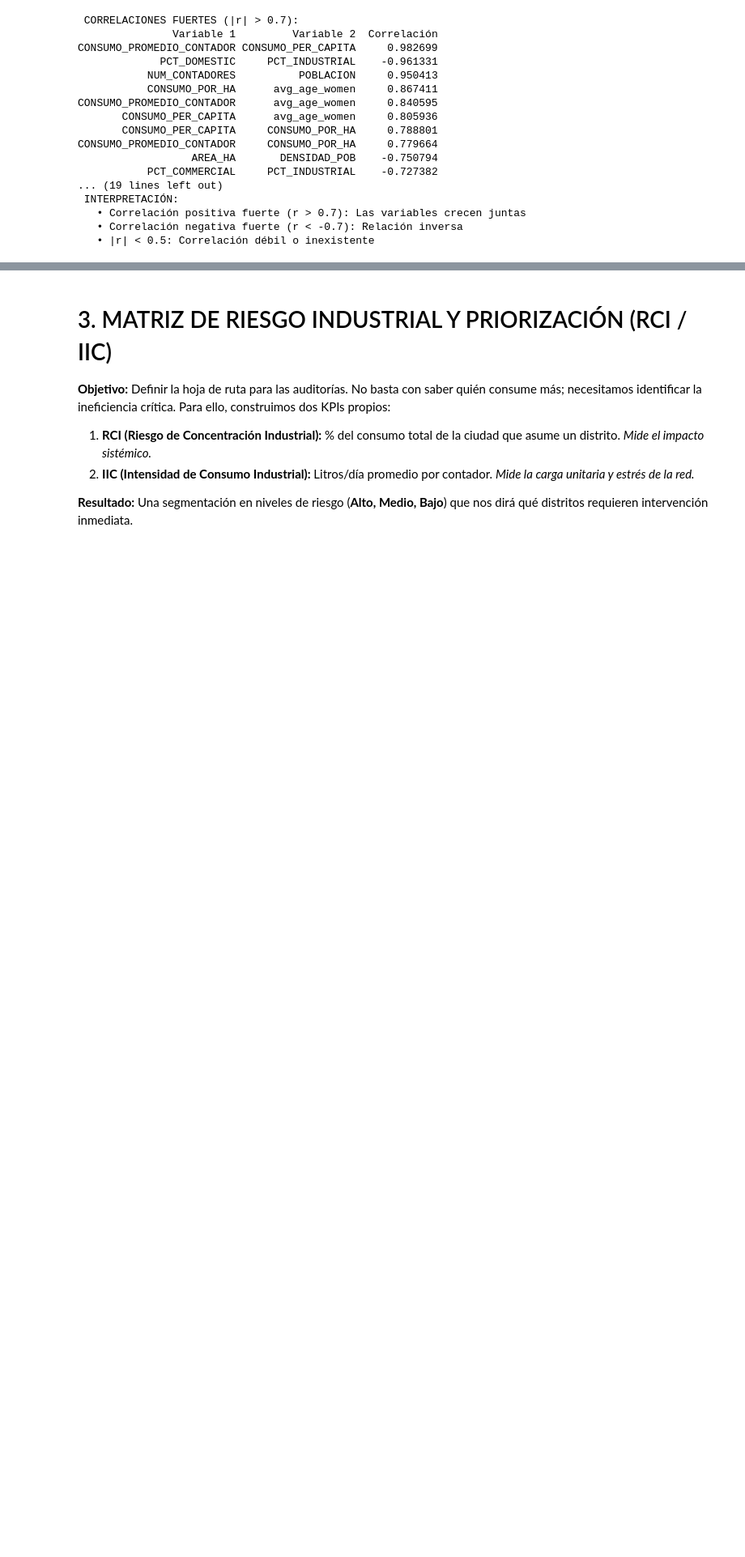
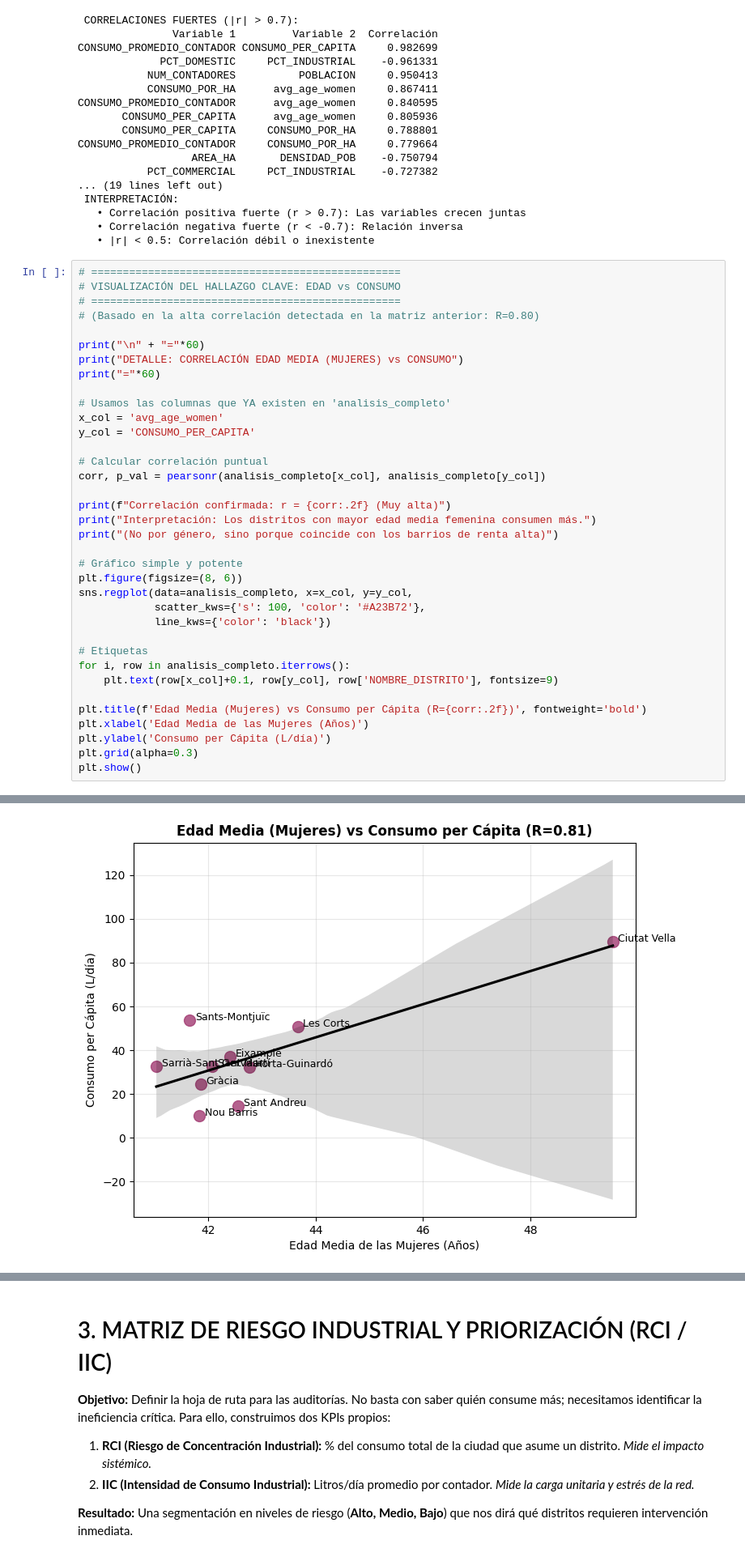
Before and after one commit to dragoscalin33/Aguas_Barcelona_Consumo_2023_2024, a Jupyter notebook: notebooks/aguas_barcelona.ipynb, the cells around one changed output, grey strips where cells are left out. Shown at 81% size. Cells and saved outputs as stored; diff of their text form; blank space fills up the shorter version.

```diff
--- a/notebooks/aguas_barcelona.ipynb
+++ b/notebooks/aguas_barcelona.ipynb
@@ -811,3 +778,40 @@ CONSUMO_PROMEDIO_CONTADOR     CONSUMO_POR_HA     0.779664
    • Correlación positiva fuerte (r > 0.7): Las variables crecen juntas
    • Correlación negativa fuerte (r < -0.7): Relación inversa
    • |r| < 0.5: Correlación débil o inexistente
+# %%
+# =================================================
+# VISUALIZACIÓN DEL HALLAZGO CLAVE: EDAD vs CONSUMO
+# =================================================
+# (Basado en la alta correlación detectada en la matriz anterior: R=0.80)
+
+print("\n" + "="*60)
+print("DETALLE: CORRELACIÓN EDAD MEDIA (MUJERES) vs CONSUMO")
+print("="*60)
+
+# Usamos las columnas que YA existen en 'analisis_completo'
+x_col = 'avg_age_women'
+y_col = 'CONSUMO_PER_CAPITA'
+
+# Calcular correlación puntual
+corr, p_val = pearsonr(analisis_completo[x_col], analisis_completo[y_col])
+
+print(f"Correlación confirmada: r = {corr:.2f} (Muy alta)")
+print("Interpretación: Los distritos con mayor edad media femenina consumen más.")
+print("(No por género, sino porque coincide con los barrios de renta alta)")
+
+# Gráfico simple y potente
+plt.figure(figsize=(8, 6))
+sns.regplot(data=analisis_completo, x=x_col, y=y_col,
+            scatter_kws={'s': 100, 'color': '#A23B72'},
+            line_kws={'color': 'black'})
+
+# Etiquetas
+for i, row in analisis_completo.iterrows():
+    plt.text(row[x_col]+0.1, row[y_col], row['NOMBRE_DISTRITO'], fontsize=9)
+
+plt.title(f'Edad Media (Mujeres) vs Consumo per Cápita (R={corr:.2f})', fontweight='bold')
+plt.xlabel('Edad Media de las Mujeres (Años)')
+plt.ylabel('Consumo per Cápita (L/día)')
+plt.grid(alpha=0.3)
+plt.show()
+# %% [output]
@@ -814 +824,2 @@ CONSUMO_PROMEDIO_CONTADOR     CONSUMO_POR_HA     0.779664
+[figure, added]
 # %% [markdown]
```
Also changed, not shown: parts of 12 cells of this notebook.
